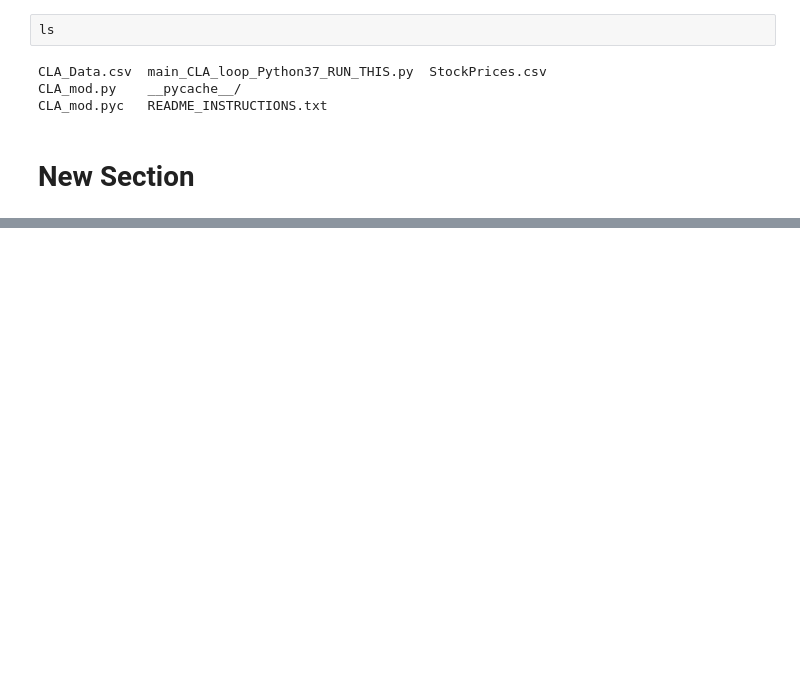
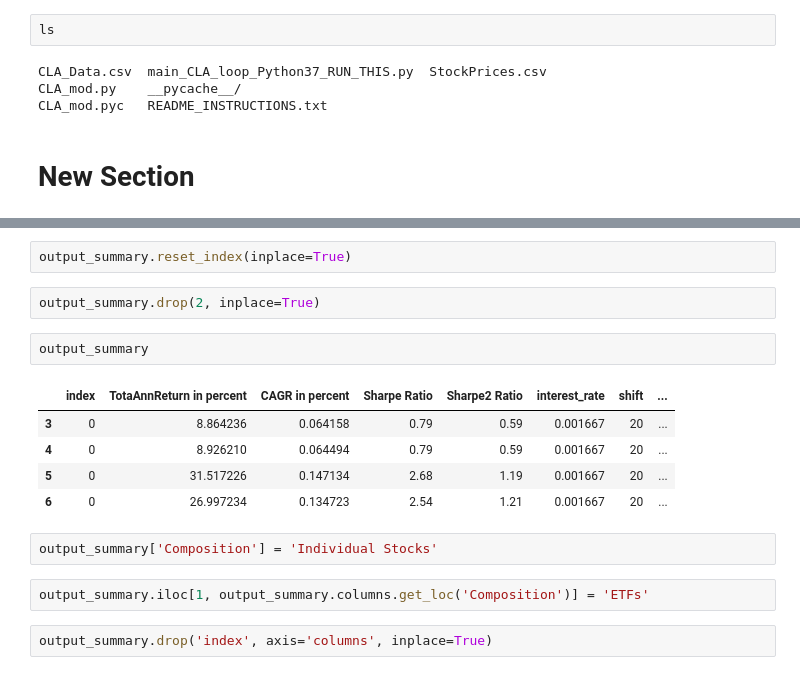
Before and after one commit to armandordorica/Portfolio_Optimization, a Jupyter notebook: markowitz_portfolio_optimization_master_CLA_LOOP_YFINANCE_PY37.ipynb, the cells around one changed output, grey strips where cells are left out. Cells and saved outputs as stored; diff of their text form; blank space fills up the shorter version.

```diff
--- a/markowitz_portfolio_optimization_master_CLA_LOOP_YFINANCE_PY37.ipynb
+++ b/markowitz_portfolio_optimization_master_CLA_LOOP_YFINANCE_PY37.ipynb
@@ -315,0 +346,18 @@ markowitz_mod.pyc     README.md
+# %%
+output_summary.reset_index(inplace=True)
+# %%
+output_summary.drop(2, inplace=True)
+# %%
+output_summary
+# %% [output]
+|  | index | TotaAnnReturn in percent | CAGR in percent | Sharpe Ratio | Sharpe2 Ratio | interest_rate | shift | ... |
+| 3 | 0 | 8.864236 | 0.064158 | 0.79 | 0.59 | 0.001667 | 20 | ... |
+| 4 | 0 | 8.926210 | 0.064494 | 0.79 | 0.59 | 0.001667 | 20 | ... |
+| 5 | 0 | 31.517226 | 0.147134 | 2.68 | 1.19 | 0.001667 | 20 | ... |
+| 6 | 0 | 26.997234 | 0.134723 | 2.54 | 1.21 | 0.001667 | 20 | ... |
+# %%
+output_summary['Composition'] = 'Individual Stocks'
+# %%
+output_summary.iloc[1, output_summary.columns.get_loc('Composition')] = 'ETFs'
+# %%
+output_summary.drop('index', axis='columns', inplace=True)
```
Also changed, not shown: parts of 13 cells of this notebook.
